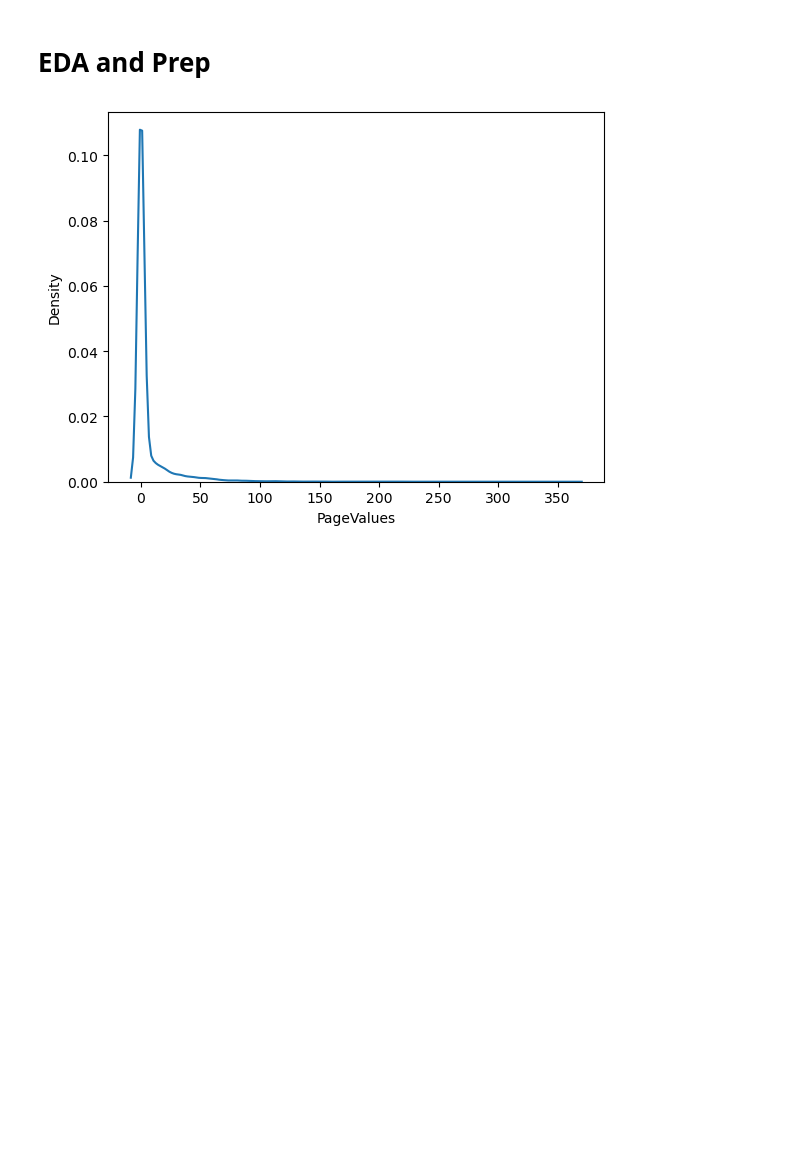
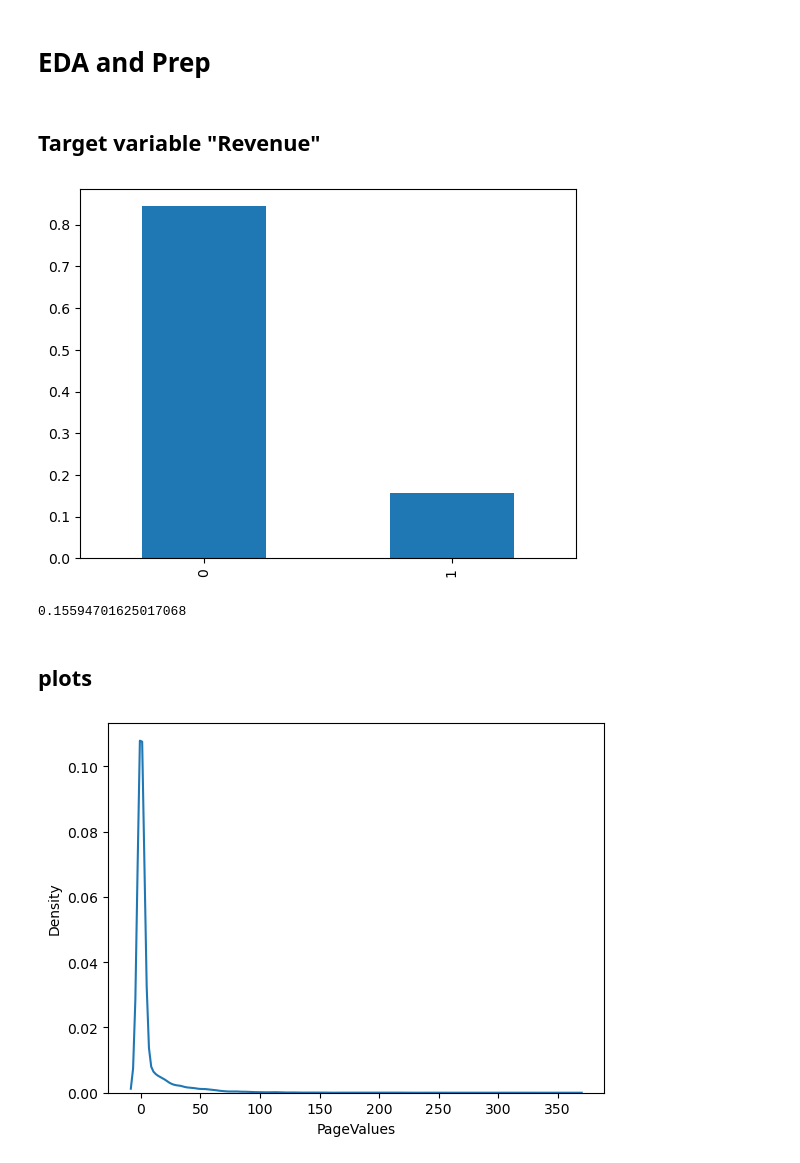
Before and after one commit to Mostafa-Elseidy/Machine-Learning-Zoomcamp, a Jupyter notebook: Capstone_1/shoppers.ipynb, the cells around one changed output. Drawn from its saved outputs; the diff is of its cells as text; code cells hidden in the pictures; blank space fills up the shorter version.

```diff
--- a/Capstone_1/shoppers.ipynb
+++ b/Capstone_1/shoppers.ipynb
@@ -217,6 +217,18 @@ sum([len(X_train), len(X_val), len(X_test)])
 12205
 # %% [markdown]
 # EDA and Prep
+# %% [markdown]
+## Target variable "Revenue"
+# %%
+y_train.value_counts(normalize=True).plot(kind='bar');
+# %% [output]
+[figure, added]
+# %%
+y_train.mean()
+# %% [output]
+0.15594701625017068
+# %% [markdown]
+## plots
 # %%
 sns.kdeplot(df.PageValues);
 # %% [output]
```
Also changed, not shown: parts of 45 cells of this notebook, 1 other file.
